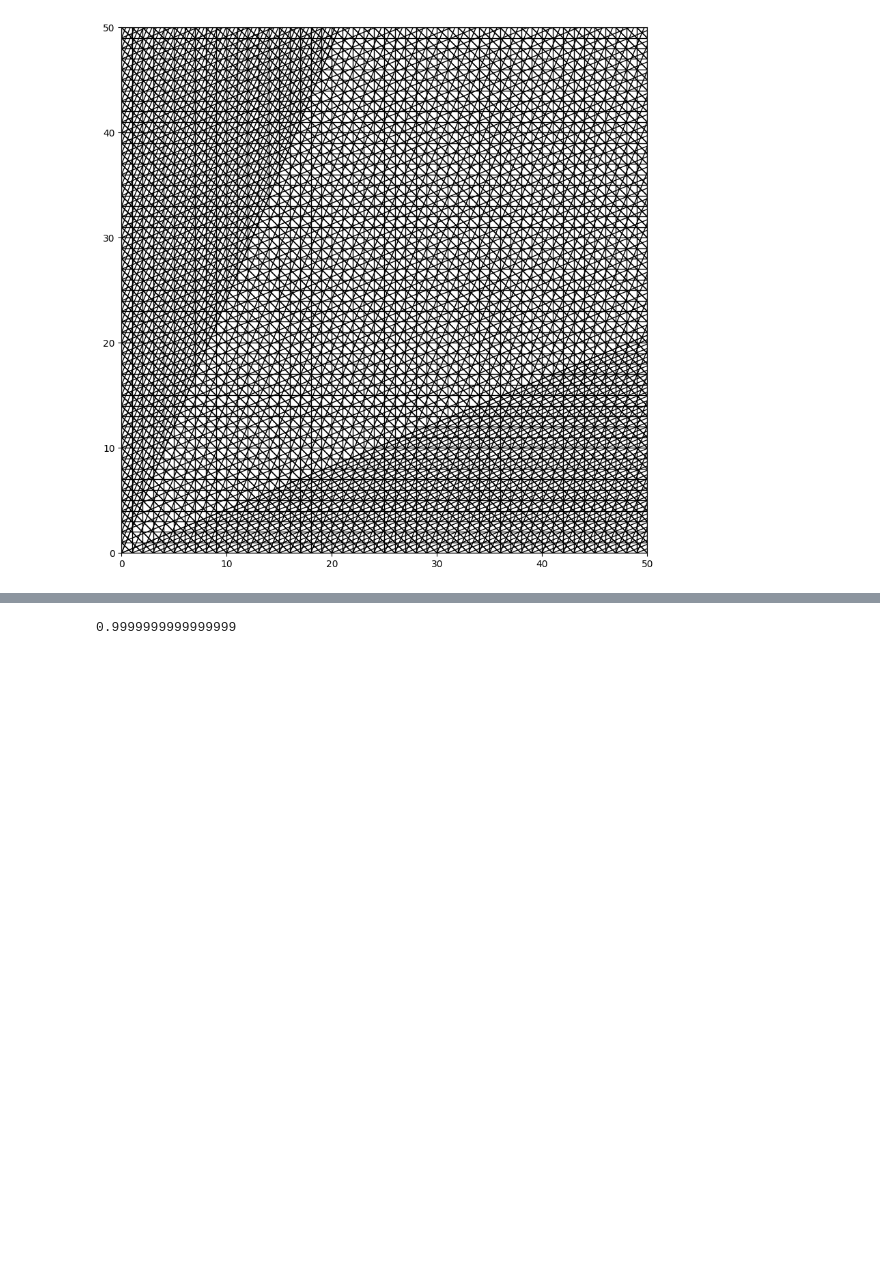
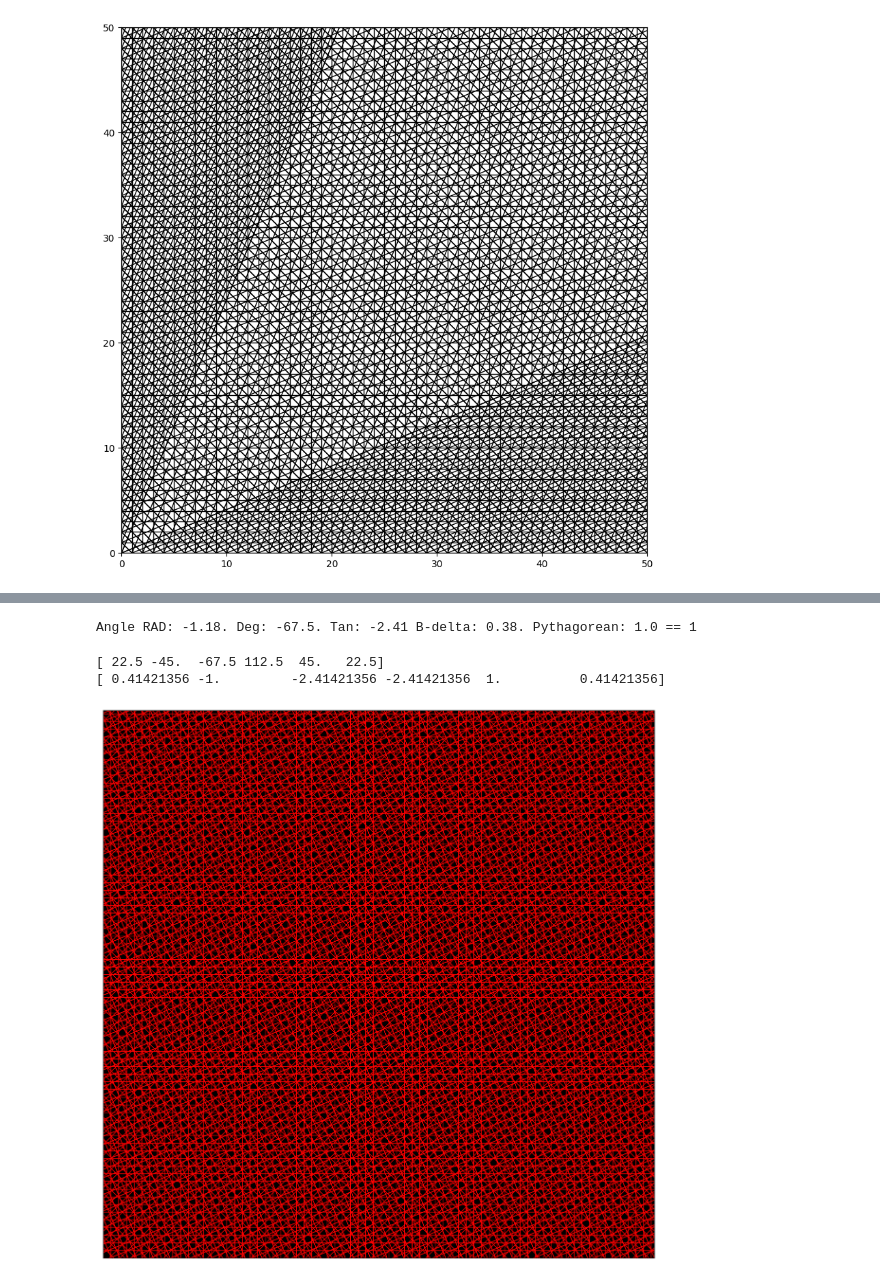
Before and after one commit to viktor-kertanov/master-math, a Jupyter notebook: self_exercises/reverse_engineering/grid/grid.ipynb, the cells around one changed output, grey strips where cells are left out. Cells and saved outputs as stored; diff of their text form; code cells hidden in the pictures; blank space fills up the shorter version.

Commit message:
Finally reconstructed the work of Grid by Francoit Morellet

```diff
--- a/self_exercises/reverse_engineering/grid/grid.ipynb
+++ b/self_exercises/reverse_engineering/grid/grid.ipynb
@@ -147,4 +106,65 @@ Angle: 0.2617993877991494. Deg: 15. Tan: 0.2679491924311227 B-delta: 0.258819045
-# %%
-np.tan(np.pi/4)
-# %% [output]
-0.9999999999999999
+# %%
+thetas = np.array([0, 22.5, 45, 88])
+thetas = np.array([-67.5])
+thetas_rad = np.tan(np.deg2rad(thetas))
+b_delta_main = 1
+
+for a in thetas_rad:
+    b_delta = b_delta_main/np.sqrt(a**2+1)
+    print(f"Angle RAD: {np.round(np.arctan(a),2)}. Deg: {np.round(np.rad2deg(np.arctan(a)),2)}. Tan: {np.round(a,2)} B-delta: {np.round(b_delta,2)}. Pythagorean: {np.round(np.sqrt(b_delta**2+a**2*b_delta**2),4)} == {b_delta_main} ")
+# %% [output]
+Angle RAD: -1.18. Deg: -67.5. Tan: -2.41 B-delta: 0.38. Pythagorean: 1.0 == 1
+# %%
+# another approach to use a y = kx+b formula to solve the limits thing
+thetas = np.array([22.5, -45, -67.5])
+thetas_1 = thetas+90
+thetas = np.concatenate((thetas, thetas_1))
+print(thetas)
+thetas_rad = np.tan(np.deg2rad(thetas))
+print(thetas_rad)
+# col = ['c', 'r', 'g', 'b','c', 'r', 'g', 'b']
+b_delta_main = 1
+linewidth=1
+
+canvas_min_x = 0
+canvas_max_x = 500
+canvas_min_y = 0
+canvas_max_y = 500
+
+ax = plt.axes()
+ax.set_facecolor('black')
+
+#plotting for 0
+x = np.arange(canvas_min_x, canvas_max_x, b_delta_main)
+for b in np.arange(canvas_min_x, canvas_max_x, b_delta_main):
+    plt.plot(x, x*0+b, 'r', linewidth=linewidth)
+    plt.plot(x*0+b, x, 'r', linewidth=linewidth)
+
+for a_idx, a in enumerate(thetas_rad):
+    critical_points = [(canvas_min_x, canvas_max_y), (canvas_max_x, canvas_min_y), (canvas_max_x, canvas_max_y), (canvas_min_x, canvas_min_y)]
+    b_coef = [xy[1]-xy[0]*a for xy in critical_points]
+    min_b = min(b_coef)
+    max_b = max(b_coef)
+    b_delta = np.sqrt(b_delta_main + a**2)
+    x = np.arange(canvas_min_x, canvas_max_x, b_delta_main)
+    for b in np.arange(min_b, max_b, b_delta):
+        plt.plot(x, a*x+b, 'r', linewidth=linewidth)
+
+scl = 7
+ax.set_xlim([canvas_min_x/scl, canvas_max_x/scl])
+ax.set_ylim([canvas_min_y/scl, canvas_max_y/scl])
+plt.gca().axes.xaxis.set_ticklabels([])
+plt.gca().axes.yaxis.set_ticklabels([])
+plt.xticks([])
+plt.yticks([])
+# plt.axis([canvas_min_x/scl, canvas_max_x/scl, canvas_min_y/scl, canvas_max_y/scl])
+# plt.axis('off')
+# plt.gca().set_aspect('equal')
+plt.gcf().set_size_inches(15,15)
+plt.savefig('greed_red_on_black.svg', dpi=1000)
+# plt.grid()
+plt.show()
+# %% [output]
+[ 22.5 -45.  -67.5 112.5  45.   22.5]
+[ 0.41421356 -1.         -2.41421356 -2.41421356  1.          0.41421356]
+[figure, added]
```
Also changed, not shown: parts of 2 cells of this notebook.
